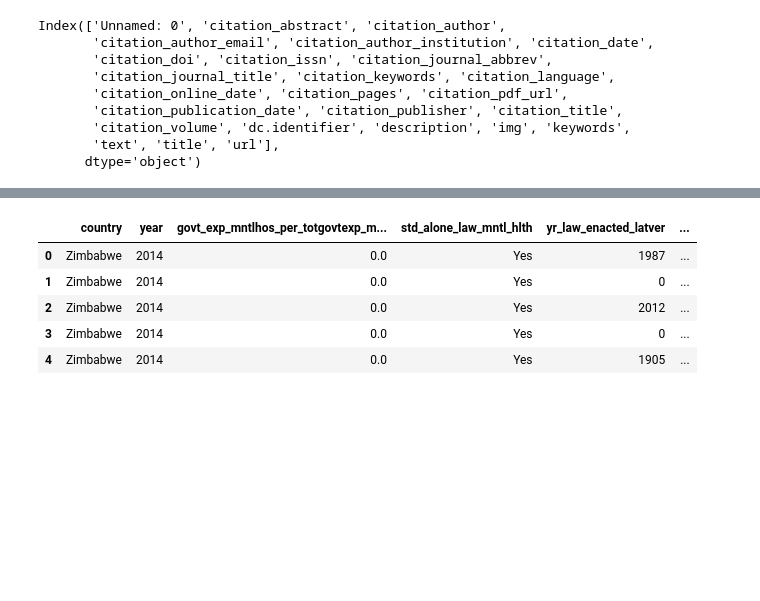
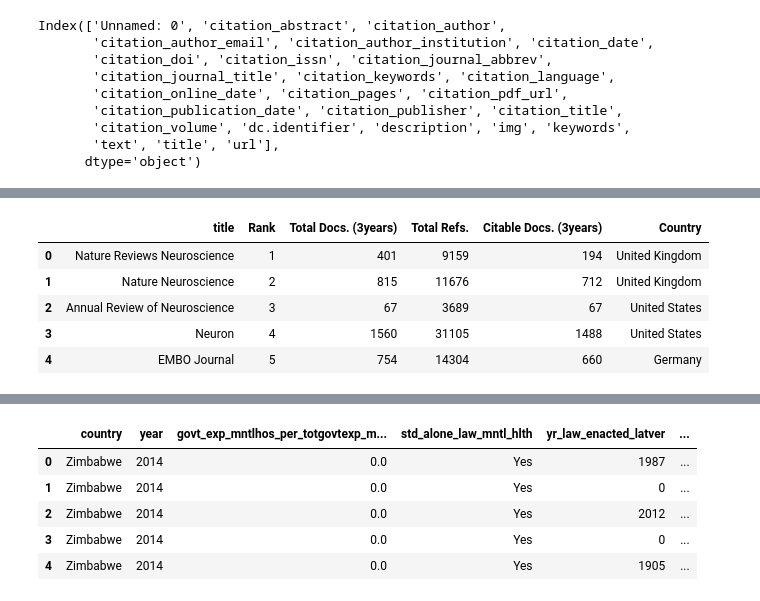
Before and after one commit to DanielMJones2005/Project_ETL, a Jupyter notebook: dev_files/Merged Data Exploration.ipynb, the cells around one changed output, grey strips where cells are left out. Cells and saved outputs as stored; diff of their text form; code cells hidden in the pictures; blank space fills up the shorter version.

```diff
--- a/dev_files/Data Exploration-vCleanMentalData.ipynb
+++ b/dev_files/Merged Data Exploration.ipynb
@@ -184,0 +346,12 @@ neuro_df = neuro_df[["title","citation_author","citation_date",\
+# %%
+journal_df = journal_df[["Title","Rank","Total Docs. (3years)",\
+                             "Total Refs.","Citable Docs. (3years)","Country"]]
+journal_df.rename(columns = {"Title":"title"}, inplace = True)
+journal_df.head()
+# %% [output]
+|  | title | Rank | Total Docs. (3years) | Total Refs. | Citable Docs. (3years) | Country |
+| 0 | Nature Reviews Neuroscience | 1 | 401 | 9159 | 194 | United Kingdom |
+| 1 | Nature Neuroscience | 2 | 815 | 11676 | 712 | United Kingdom |
+| 2 | Annual Review of Neuroscience | 3 | 67 | 3689 | 67 | United States |
+| 3 | Neuron | 4 | 1560 | 31105 | 1488 | United States |
+| 4 | EMBO Journal | 5 | 754 | 14304 | 660 | Germany |
```
Also changed, not shown: parts of 54 cells of this notebook, 2 other files.
